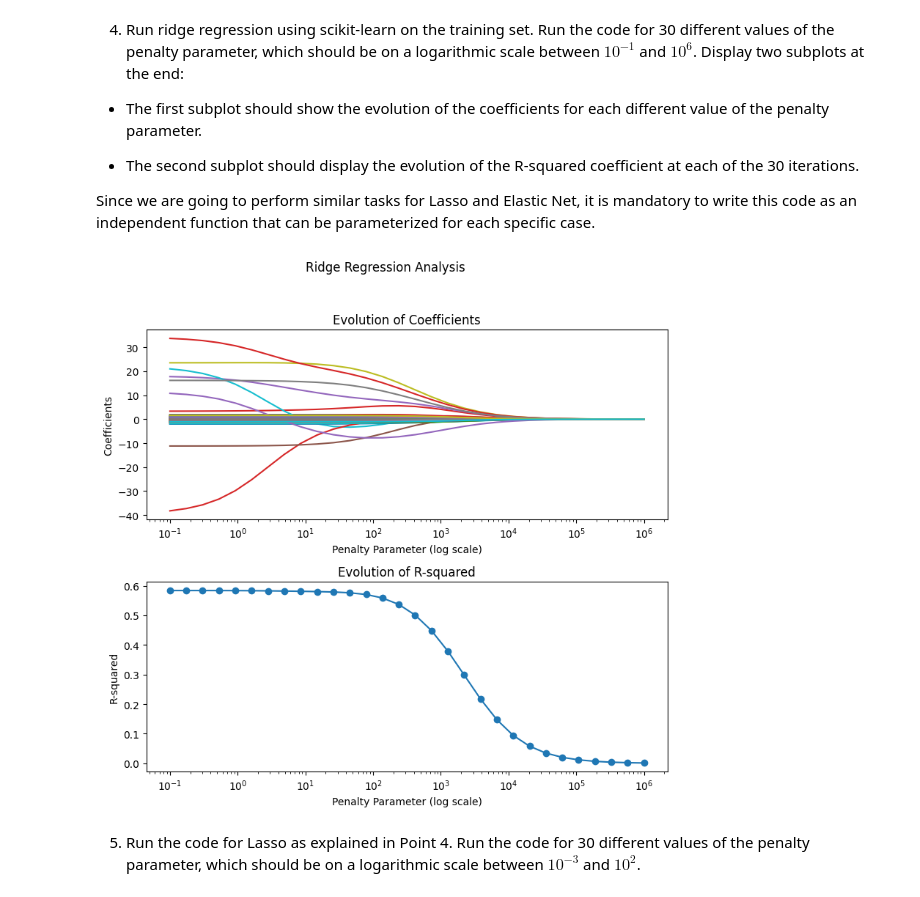
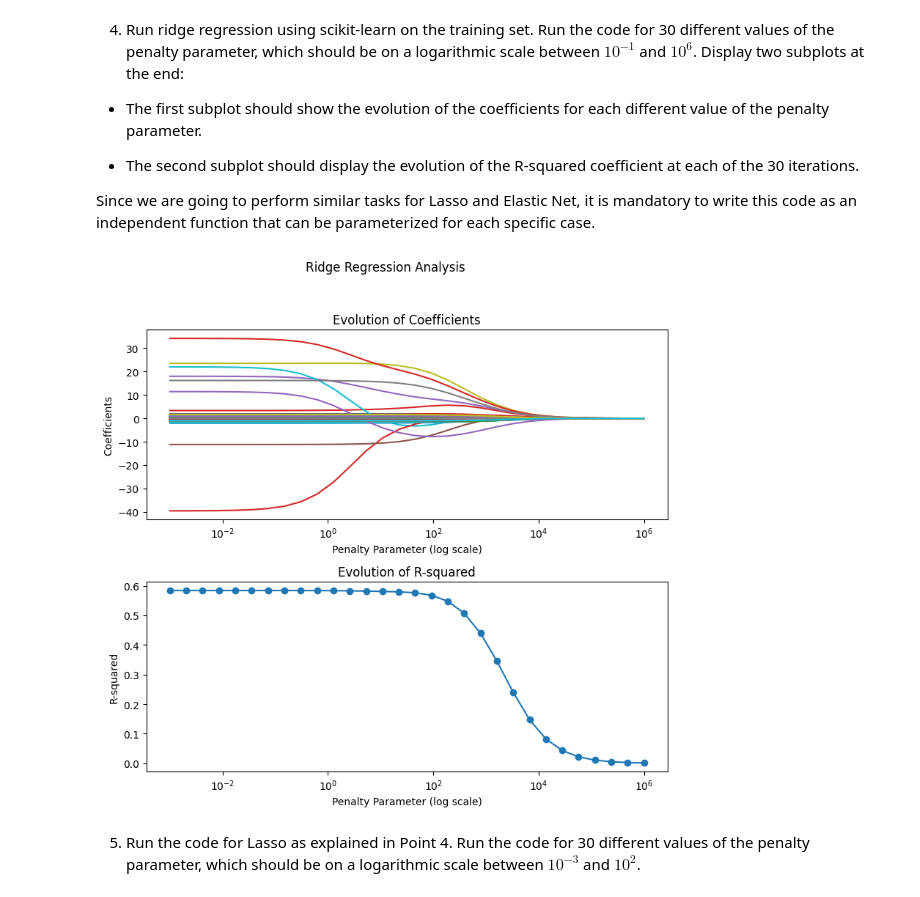
Before and after one commit to dftorresro/SDTSIA---2nd-TP-Linear-regression-, a Jupyter notebook: TP2_Linear_regression.ipynb, the cells around one changed output. Cells and saved outputs as stored; diff of their text form; code cells hidden in the pictures.

```diff
--- a/TP2_Linear_regression.ipynb
+++ b/TP2_Linear_regression.ipynb
@@ -529,22 +555,31 @@ plt.show()
 
 Since we are going to perform similar tasks for Lasso and Elastic Net, it is mandatory to write this code as an independent function that can be parameterized for each specific case.
 # %%
-def run_ridge_regression(X, y, alphas, plot_title):
-
-    ''' This function performs the ridge regression with various alpha values
-    and plot the results'''
+def run_regression(X, y, alphas, model_type, plot_title):
+    ''' This function performs regression with various alpha values
+    and plots the results for Ridge, Lasso, or ElasticNet based on model_type. '''
 
     coefs = []
     r_squared = []
 
+    # Determine which model to use
+    if model_type == 'ridge_reg':
+        model = Ridge
+    elif model_type == 'lasso_reg':
+        model = Lasso
+    elif model_type == 'elasticnet_reg':
+        model = ElasticNet
+    else:
+        raise ValueError("Invalid model_type. Expected 'ridge', 'lasso', or 'elasticnet'.")
+
     for alpha in alphas:
-        # Creating and fit Ridge regression model
-        ridge = Ridge(alpha=alpha)
-        ridge.fit(X, y)
+        # Creating and fitting regression model
+        reg_model = model(alpha=alpha)
+        reg_model.fit(X, y)
 
         # Storing coefficients and R^2 value
-        coefs.append(ridge.coef_)
-        r_squared.append(ridge.score(X, y))
+        coefs.append(reg_model.coef_)
+        r_squared.append(reg_model.score(X, y))
 
     # Visualizing results
     fig, axs = plt.subplots(2, 1, figsize=(8, 8))
@@ -564,14 +599,14 @@ def run_ridge_regression(X, y, alphas, plot_title):
     axs[1].set_title('Evolution of R-squared')
 
     plt.suptitle(plot_title)
-    plt.tight_layout(rect=[0, 0.03, 1, 0.95])  # Adjust layout to make room for suptitle
+    plt.tight_layout(rect=[0, 0.03, 1, 0.95])
     plt.show()
-
-# Generating 30 values for alpha on a logarithmic scale between 10^-1 and 10^6
-alpha_values = np.logspace(-1, 6, 30)
-
-run_ridge_regression(X_train, y_train, alpha_values, 'Ridge Regression Analysis')
-# %% [output]
-[figure, removed]
+# %%
+# Running Ridge Regression
+alpha_values = np.logspace(-3, 6, 30)
+run_regression(X_train, y_train, alpha_values,
+               'ridge_reg', 'Ridge Regression Analysis')
+# %% [output]
+[figure, added]
 # %% [markdown]
 5) Run the code for Lasso as explained in Point 4. Run the code for 30 different values of the penalty parameter, which should be on a logarithmic scale between $10^{-3}$ and $10^2$.
```
Also changed, not shown: parts of 27 cells of this notebook.
